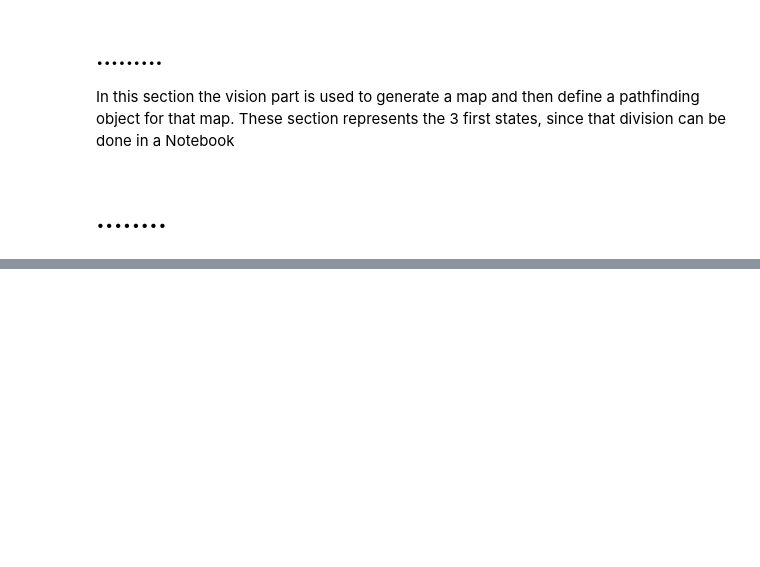
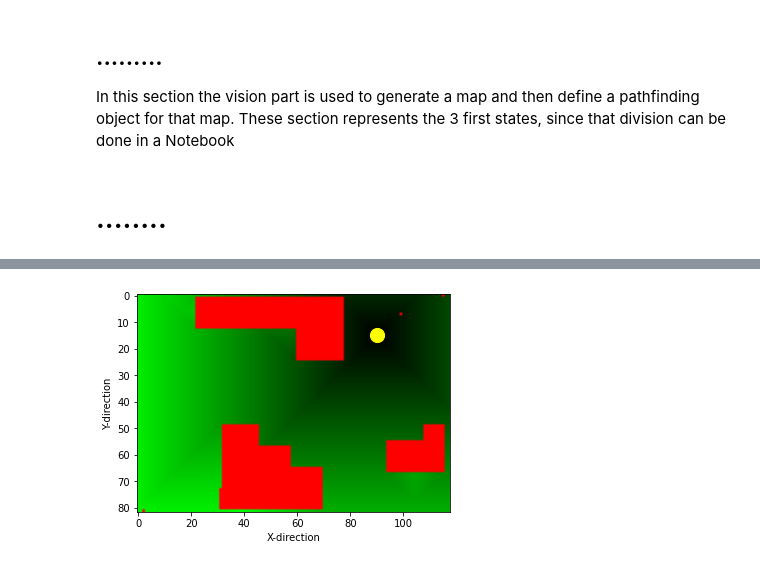
Before and after one commit to micht1/publicmobileRobotics, a Jupyter notebook: roboticsProject.ipynb, the cells around one changed output, grey strips where cells are left out. Saved outputs shown, nothing was run; the diff lists cells and outputs as text; code cells hidden in the pictures; blank space fills up the shorter version.

```diff
--- a/roboticsProject.ipynb
+++ b/roboticsProject.ipynb
@@ -217,0 +261,14 @@ plt.show()
+# %%
+#make the distance map visible
+distanceGrid=pathPlanner.getDistanceMap()
+fillUp=np.zeros_like(occupancyGrid)#helper to make picture 3 colors
+maxValue=np.amax(distanceGrid.transpose())   # normalize values to fit into picture
+#create picture to show  map and distance map
+pic=np.dstack((occupancyGrid,np.divide(distanceGrid,maxValue),fillUp))
+plt.imshow(pic)
+plt.scatter(goal[0],goal[1],marker="o", color = 'yellow',s=200)
+plt.xlabel('X-direction')
+plt.ylabel('Y-direction')
+plt.show()
+# %% [output]
+[figure, added]
```
Also changed, not shown: parts of 28 cells of this notebook, 2 other files.
